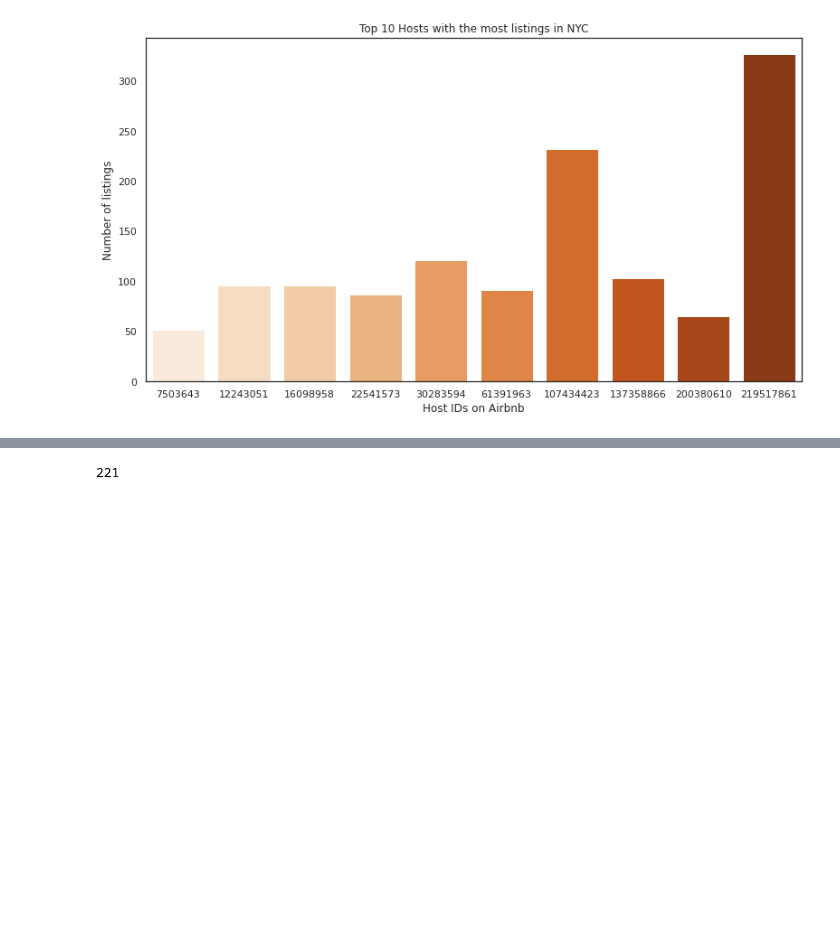
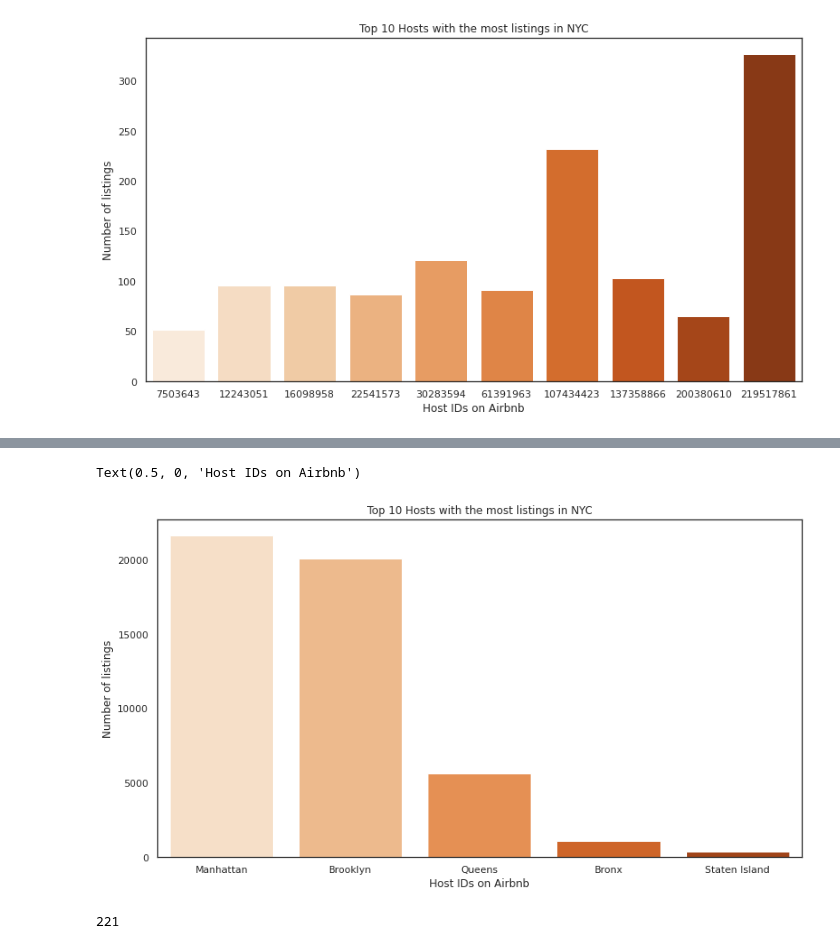
Before and after one commit to Ayaj-Ahmed/CAPSTONE-EDA, a Jupyter notebook: Airbnb_Bookings_EDA_Capstone_Project.ipynb, the cells around one changed output, grey strips where cells are left out. Drawn from its saved outputs; the diff is of its cells as text; code cells hidden in the pictures; blank space fills up the shorter version.

```diff
--- a/Airbnb_Bookings_EDA_Capstone_Project.ipynb
+++ b/Airbnb_Bookings_EDA_Capstone_Project.ipynb
@@ -194,3 +194,7 @@ viz_1.set_xlabel('Host IDs on Airbnb')
 # %% [output]
 Text(0.5, 0, 'Host IDs on Airbnb')
 [figure]
+# %%
+#Count of hosting across neighbourhood  group
+hosting=airbnb.neighbourhood_group.value_counts()
+hosting
@@ -196,0 +208,6 @@ Text(0.5, 0, 'Host IDs on Airbnb')
+# %%
+#setting figure size for future visualizations
+hosting_df=pd.DataFrame(hosting)
+hosting_df.reset_index(inplace=True)
+hosting_df.rename(columns={'index':'Neighbourhood_Groups', 'neighbourhood_group':'Number_of_Listing'}, inplace=True)
+hosting_df
@@ -197,3 +221,12 @@ Text(0.5, 0, 'Host IDs on Airbnb')
+# %%
+#Using seaborn barplot for visualization
+viz_2=sns.barplot(x="Neighbourhood_Groups", y="Number_of_Listing", data=hosting_df, palette="Oranges")
+plt.title('Top 10 Hosts with the most listings in NYC')
+viz_2.set_ylabel('Number of listings')
+viz_2.set_xlabel('Host IDs on Airbnb')
+# %% [output]
+Text(0.5, 0, 'Host IDs on Airbnb')
+[figure, added]
 # %%
 #Lets find the unique values of neighbourhood
 len(airbnb.neighbourhood.unique())
```
Also changed, not shown: parts of 6 cells of this notebook.
